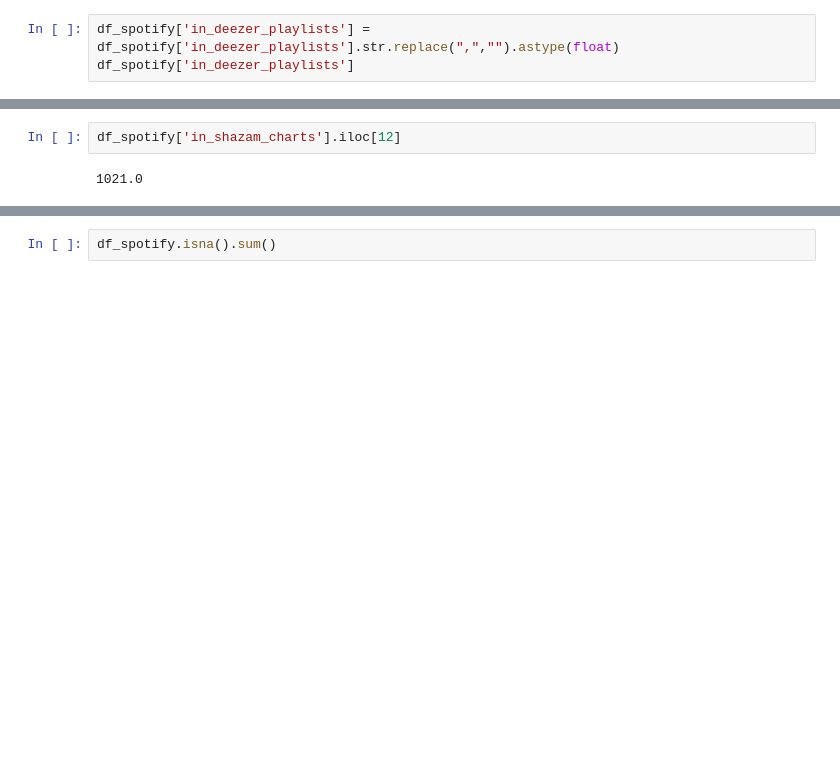
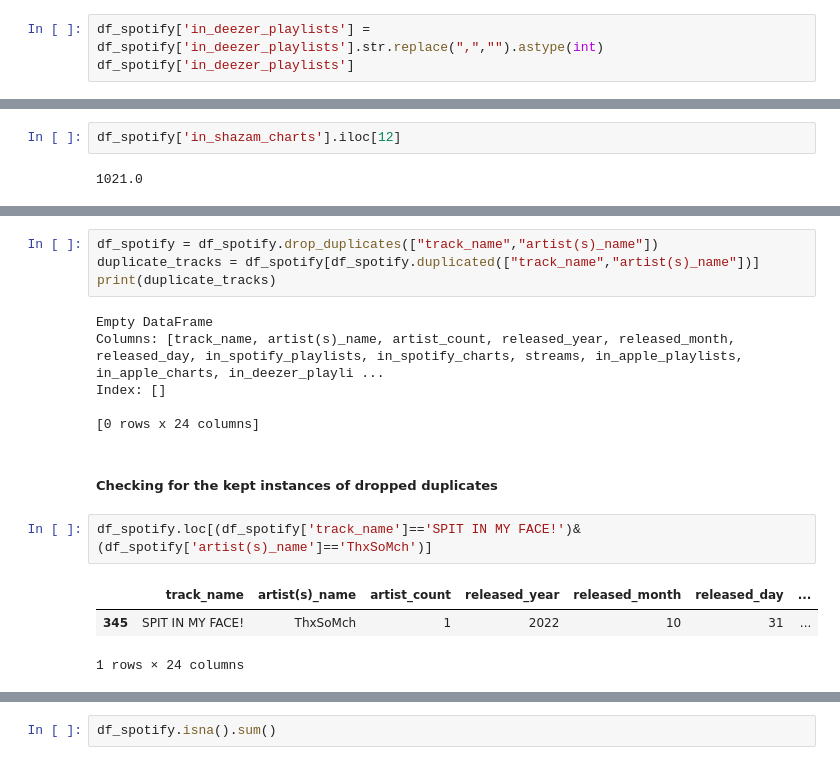
Before and after one commit to Angel0po/EDA_BON-AO, a Jupyter notebook: EDA_BON-AO.ipynb, the cells around one changed output, grey strips where cells are left out. Saved outputs shown, nothing was run; the diff lists cells and outputs as text; blank space fills up the shorter version.

```diff
--- a/EDA_BON-AO.ipynb
+++ b/EDA_BON-AO.ipynb
@@ -81,6 +123,6 @@ df_spotify['in_deezer_playlists'].iloc[48]
 # %% [output]
 '2,445'
 # %%
-df_spotify['in_deezer_playlists'] = df_spotify['in_deezer_playlists'].str.replace(",","").astype(float)
+df_spotify['in_deezer_playlists'] = df_spotify['in_deezer_playlists'].str.replace(",","").astype(int)
 df_spotify['in_deezer_playlists']
 # %% [output]
@@ -146,0 +214,18 @@ df_spotify['in_shazam_charts'].iloc[12]
+# %%
+df_spotify = df_spotify.drop_duplicates(["track_name","artist(s)_name"])
+duplicate_tracks = df_spotify[df_spotify.duplicated(["track_name","artist(s)_name"])]
+print(duplicate_tracks)
+# %% [output]
+Empty DataFrame
+Columns: [track_name, artist(s)_name, artist_count, released_year, released_month, released_day, in_spotify_playlists, in_spotify_charts, streams, in_apple_playlists, in_apple_charts, in_deezer_playli ...
+Index: []
+
+[0 rows x 24 columns]
+# %% [markdown]
+##### Checking for the kept instances of dropped duplicates
+# %%
+df_spotify.loc[(df_spotify['track_name']=='SPIT IN MY FACE!')&(df_spotify['artist(s)_name']=='ThxSoMch')]
+# %% [output]
+|  | track_name | artist(s)_name | artist_count | released_year | released_month | released_day | ... |
+| 345 | SPIT IN MY FACE! | ThxSoMch | 1 | 2022 | 10 | 31 | ... |
+1 rows × 24 columns
```
Also changed, not shown: parts of 60 cells of this notebook.
